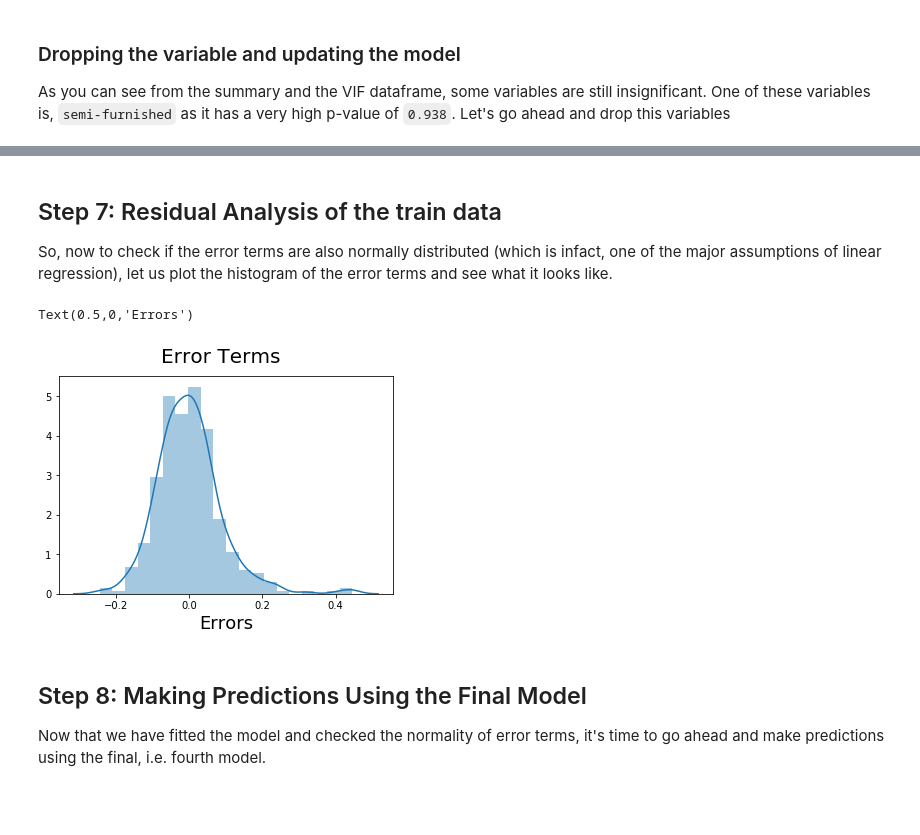
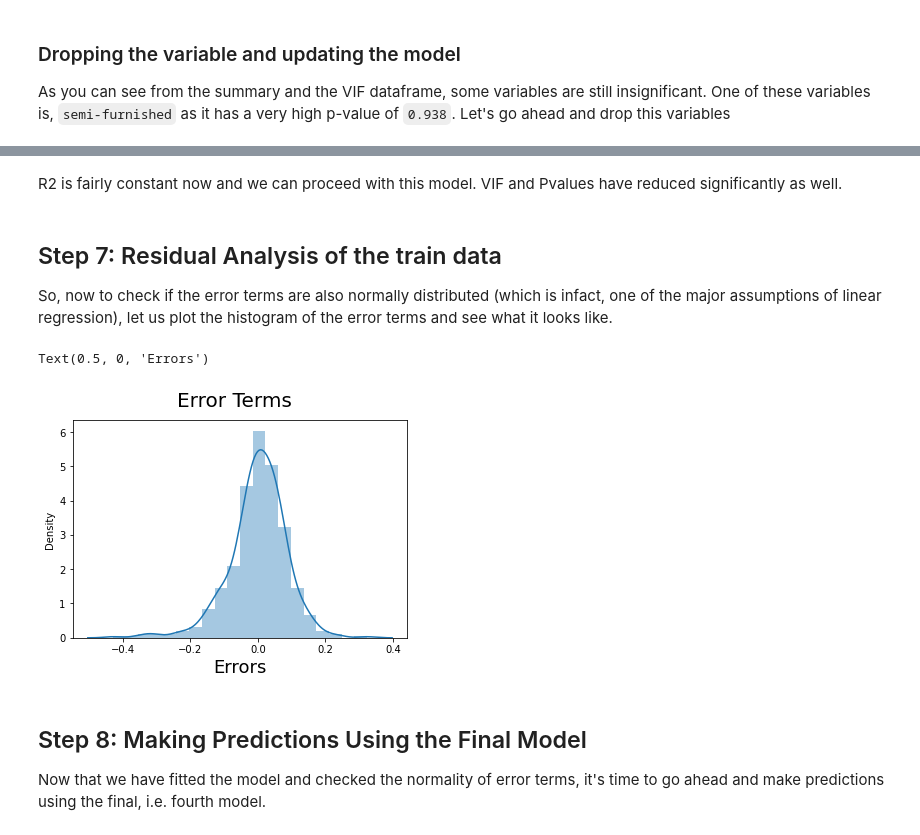
Before and after one commit to gautaman8/BikeCaseStudy, a Jupyter notebook: BoomBikes.ipynb, the cells around one changed output, grey strips where cells are left out. Drawn from its saved outputs; the diff is of its cells as text; code cells hidden in the pictures; blank space fills up the shorter version.

```diff
--- a/BoomBikes.ipynb
+++ b/BoomBikes.ipynb
@@ -855,0 +965,4 @@ Now as you can see, the VIFs and p-values both are within an acceptable range. S
+# %%
+# Build a third fitted model
+X_train_lm = sm.add_constant(X_train_lm)
+lr_7 = sm.OLS(y_train, X_train_lm).fit()
@@ -855,0 +1031,6 @@ Now as you can see, the VIFs and p-values both are within an acceptable range. S
+# %%
+X_train_lm = X_train_lm.drop('mth_12', 1,)
+# %%
+# Build a third fitted model
+X_train_lm = sm.add_constant(X_train_lm)
+lr_8 = sm.OLS(y_train, X_train_lm).fit()
@@ -856,18 +1099,20 @@ Now as you can see, the VIFs and p-values both are within an acceptable range. S
+# %% [markdown]
+R2 is fairly constant now and we can proceed with this model. VIF and Pvalues have reduced significantly as well.
 # %% [markdown]
 ## Step 7: Residual Analysis of the train data
 
 So, now to check if the error terms are also normally distributed (which is infact, one of the major assumptions of linear regression), let us plot the histogram of the error terms and see what it looks like.
 # %%
-y_train_price = lr_4.predict(X_train_lm)
+y_train_cnt = lr_8.predict(X_train_lm)
 # %%
 # Plot the histogram of the error terms
 fig = plt.figure()
-sns.distplot((y_train - y_train_price), bins = 20)
+sns.distplot((y_train - y_train_cnt), bins = 20)
 fig.suptitle('Error Terms', fontsize = 20)                  # Plot heading
 plt.xlabel('Errors', fontsize = 18)                         # X-label
 # %% [output]
-Text(0.5,0,'Errors')
+Text(0.5, 0, 'Errors')
-[figure, old version]
+[figure, new version]
 # %% [markdown]
 ## Step 8: Making Predictions Using the Final Model
 
```
Also changed, not shown: parts of 51 cells of this notebook.
